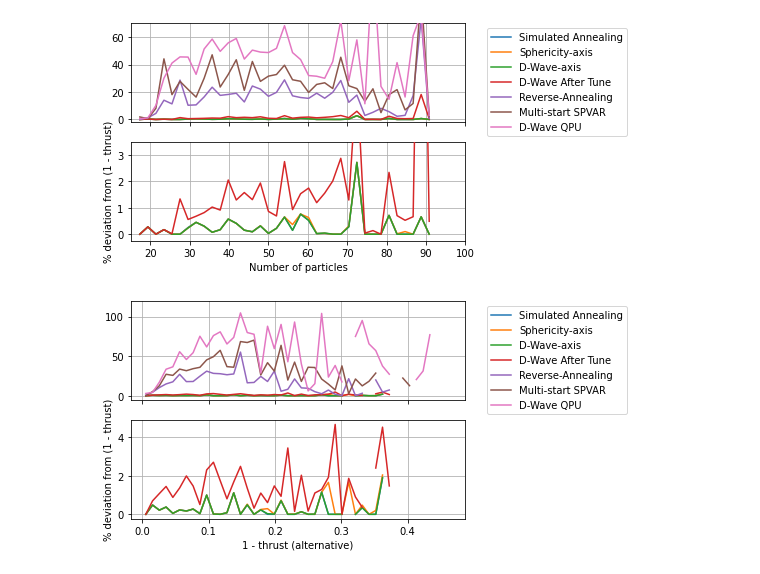
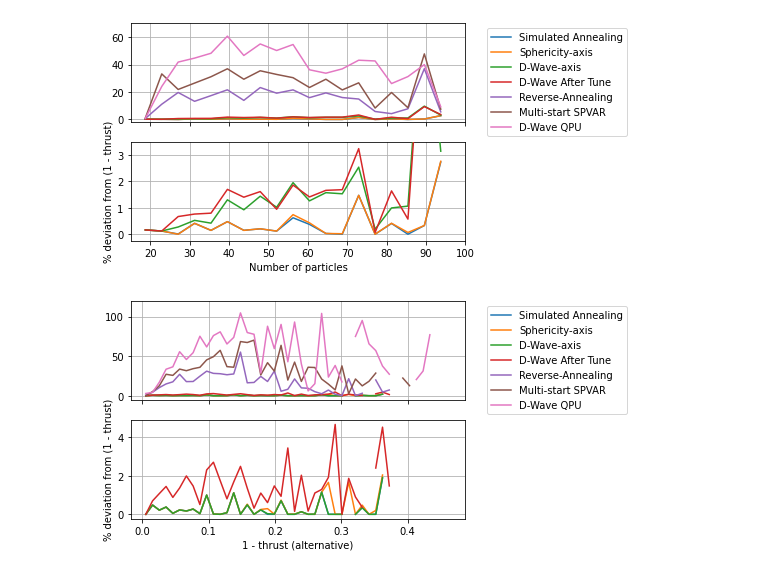
Before and after one commit to delgadoandrea/quantumjets, a Jupyter notebook: plot_all_results.ipynb, the cells around one changed output. Saved outputs shown, nothing was run; the diff lists cells and outputs as text; code cells hidden in the pictures.

```diff
--- a/plot_all_results.ipynb
+++ b/plot_all_results.ipynb
@@ -30,7 +30,7 @@ sa = np.array([ float(x) for x in g2[1]])
 rev = np.array([ float(x) for x in g2[2]])
 # %%
 pat3 = re.compile(r"\s+")
-fd2 = open("/Users/1zd/quantumjets/pythiaEvents/DWaveSeedResults_tune.dat", 'r')
+fd2 = open("/Users/1zd/quantumjets/pythiaEvents/DWaveResults_tune_10k.dat", 'r')
 
 g3 = list(zip(*[ pat3.sub(" ",x.strip()).split() for x in fd2]))
 dw2 = np.array([ float(x) for x in g3[0]])
@@ -89,13 +89,13 @@ for i in range(len(dw)):
 fig, ax = plt.subplots()
 
 
-s, edges, _ = binned_statistic(npart, diff_dw, statistic='mean', bins=np.linspace(0,100, 50))
-s2, edges2, _ = binned_statistic(npart, diff_sa, statistic='mean', bins=np.linspace(0,100, 50))
-s3, edges3, _ = binned_statistic(npart, diff_sph, statistic='mean', bins=np.linspace(0,100, 50))
-s4, edges4, _ = binned_statistic(npart, diff_dw2, statistic='mean', bins=np.linspace(0,100, 50))
-s5, edges5, _ = binned_statistic(npart, diff_rev, statistic='mean', bins=np.linspace(0,100, 50))
-s6, edges6, _ = binned_statistic(npart, diff_itr, statistic='mean', bins=np.linspace(0,100, 50))
-s7, edges7, _ = binned_statistic(npart, diff_dwt, statistic='mean', bins=np.linspace(0,100, 50))
+s, edges, _ = binned_statistic(npart, diff_dw, statistic='mean', bins=np.linspace(0,100, 25))
+s2, edges2, _ = binned_statistic(npart, diff_sa, statistic='mean', bins=np.linspace(0,100, 25))
+s3, edges3, _ = binned_statistic(npart, diff_sph, statistic='mean', bins=np.linspace(0,100, 25))
+s4, edges4, _ = binned_statistic(npart, diff_dw2, statistic='mean', bins=np.linspace(0,100, 25))
+s5, edges5, _ = binned_statistic(npart, diff_rev, statistic='mean', bins=np.linspace(0,100, 25))
+s6, edges6, _ = binned_statistic(npart, diff_itr, statistic='mean', bins=np.linspace(0,100, 25))
+s7, edges7, _ = binned_statistic(npart, diff_dwt, statistic='mean', bins=np.linspace(0,100, 25))
 
 ys = np.repeat(s,2)
 xs = np.repeat(edges,2)[1:-1]
@@ -147,35 +147,35 @@ ax1.plot(edges[:-1]+np.diff(edges)/2, s, zorder=3, label='D-Wave QPU')
 
 ax1.grid()
 ax1.set_xlim([15,100])
 ax1.set_ylim([-2,70])
 
 plt.setp(ax1.get_xticklabels(), visible=False)
 plt.legend(bbox_to_anchor=(1.05, 1.0), loc='upper left')
 
 ax2 = plt.subplot(212, sharex=ax1)
 
 ax2.plot(edges2[:-1]+np.diff(edges2)/2, s2,  zorder=3, label='Simulated Annealing')
 ax2.plot(edges3[:-1]+np.diff(edges3)/2, s3,  zorder=3, label='Sphericity-axis')
 ax2.plot(edges4[:-1]+np.diff(edges3)/2, s4,  zorder=3, label='D-Wave-axis')
 ax2.plot(edges7[:-1]+np.diff(edges7)/2, s7,  zorder=3, label='D-Wave After Tune')
 
 ax2.grid()
 ax2.set_xlim([15,100])
 ax2.set_ylim([-0.25,3.5])
 
 ax2.set_xlabel('Number of particles')
 ax2.set_ylabel('% deviation from (1 - thrust)')
 #plt.setp(ax2.get_xticklabels(), visible=False)
 #plt.legend(bbox_to_anchor=(1.05, 1.0), loc='upper left')
 
 #plt.grid()
 #plt.ylim([-2,130])
 #plt.xlim([15,90])
 #plt.yscale('log')
-plt.savefig('plots/perc_thrust_vs_npart.png', bbox_inches="tight")
+#plt.savefig('plots/perc_thrust_vs_npart.png', bbox_inches="tight")
 plt.show()
 # %% [output]
-[figure, old version]
+[figure, new version]
 # %%
 from scipy.stats import binned_statistic
 
```
Also changed, not shown: 14 other files.
